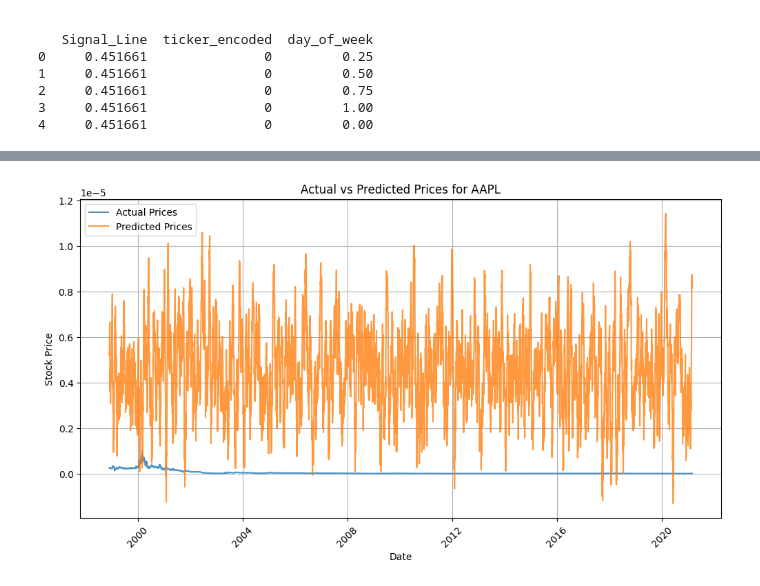
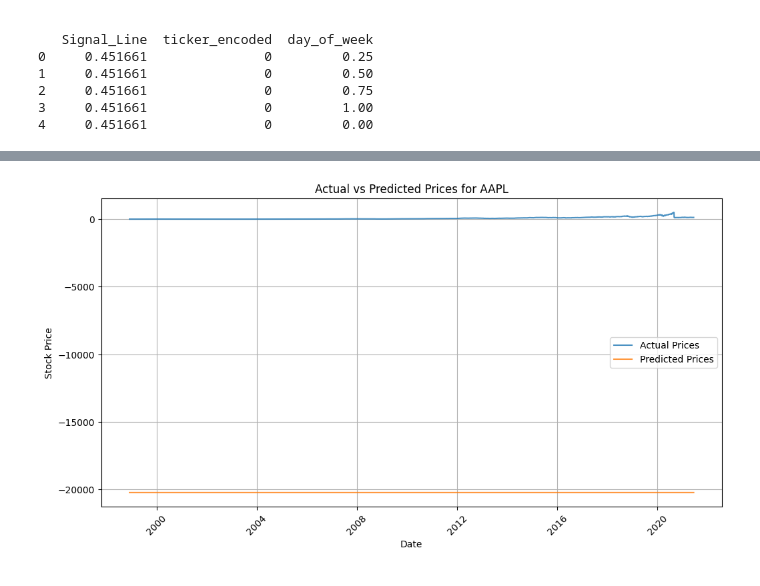
Before and after one commit to thunder913/Deep-Learning, a Jupyter notebook: stocks_deep_learning.ipynb, the cells around one changed output, grey strips where cells are left out. Saved outputs shown, nothing was run; the diff lists cells and outputs as text; code cells hidden in the pictures.

```diff
--- a/stocks_deep_learning.ipynb
+++ b/stocks_deep_learning.ipynb
@@ -359,14 +333,14 @@ Processing  7000
 # Create a list of tickers
 x_files = [f for f in os.listdir(processed_data_path) if f.startswith("x_ticker_")]
 tickers = [f.split("_")[-1].replace(".npy", "") for f in x_files]
-batch_size = 32
+batch_size = 128
 
 def data_generator(tickers, processed_data_path):
     """Yields data for one ticker per epoch."""
     while True:
         for ticker in tickers:
+            print('\nTicker: ', ticker)
             returned_count = 0;
-            print('\nTicker', ticker)
             # Load data for the current ticker
             x_path = os.path.join(processed_data_path, f"x_ticker_{ticker}.npy")
             y_path = os.path.join(processed_data_path, f"y_ticker_{ticker}.npy")
@@ -385,12 +359,9 @@ def data_generator(tickers, processed_data_path):
                 y_batch = y_data[i * batch_size: (i + 1) * batch_size]
                 returned_count += len(x_batch)
                 yield x_batch, y_batch
-
-            print('\nReturned total rows: ', returned_count)
-            print('\nMax rows: ', len(x_data))
 # %%
 tickers.sort()
 # %%
 train_gen = data_generator(tickers, processed_data_path)
 # %%
-early_stopping = EarlyStopping(monitor="loss", patience=3, restore_best_weights=True)
+early_stopping = EarlyStopping(monitor="loss", patience=5, restore_best_weights=True)
@@ -397,8 +372,8 @@ early_stopping = EarlyStopping(monitor="loss", patience=3, restore_best_weights=
 # %%
 lstm_model.fit(
     train_gen,
-    steps_per_epoch=1000,
-    epochs=20,
+    steps_per_epoch=16000,
+    epochs=50,
     callbacks=[early_stopping]
 )
 
@@ -426,5 +401,5 @@ lstm_model.save(google_drive_path + 'lstm_model.keras')
 # %%
-aapl_data = stock_data_tidy[stock_data_tidy.ticker_encoded == 1194]
+aapl_data = stock_data_tidy[stock_data_tidy.ticker == "AAPL"]
 # %%
 X = aapl_data[numerical_columns].values
 y = aapl_data['close_adjusted'].values
@@ -451,21 +426,21 @@ y_pred_rescaled = scaler.inverse_transform(np.concatenate((y_pred.reshape(-1,1),
 # %%
 plt.figure(figsize=(12, 6))
 
 # Slice the date column to match the predictions
 dates = aapl_data['date'].iloc[sequence_length:].reset_index(drop=True)
 
-plt.plot(dates, y_sequences, label='Actual Prices', alpha=0.8)
-plt.plot(dates, y_pred, label='Predicted Prices', alpha=0.8)
+plt.plot(dates, y_sequence_rescaled, label='Actual Prices', alpha=0.8)
+plt.plot(dates, y_pred_rescaled, label='Predicted Prices', alpha=0.8)
 
 plt.title('Actual vs Predicted Prices for AAPL')
 plt.xlabel('Date')
 plt.ylabel('Stock Price')
 plt.legend()
 plt.grid()
 plt.xticks(rotation=45)  # Rotate x-axis labels for better readability
 plt.show()
 # %% [output]
-[figure, old version]
+[figure, new version]
 # %%
 plot_stock_chart(tst_data, ticker='TSLA')
 # %%
```
Also changed, not shown: parts of 9 cells of this notebook.
